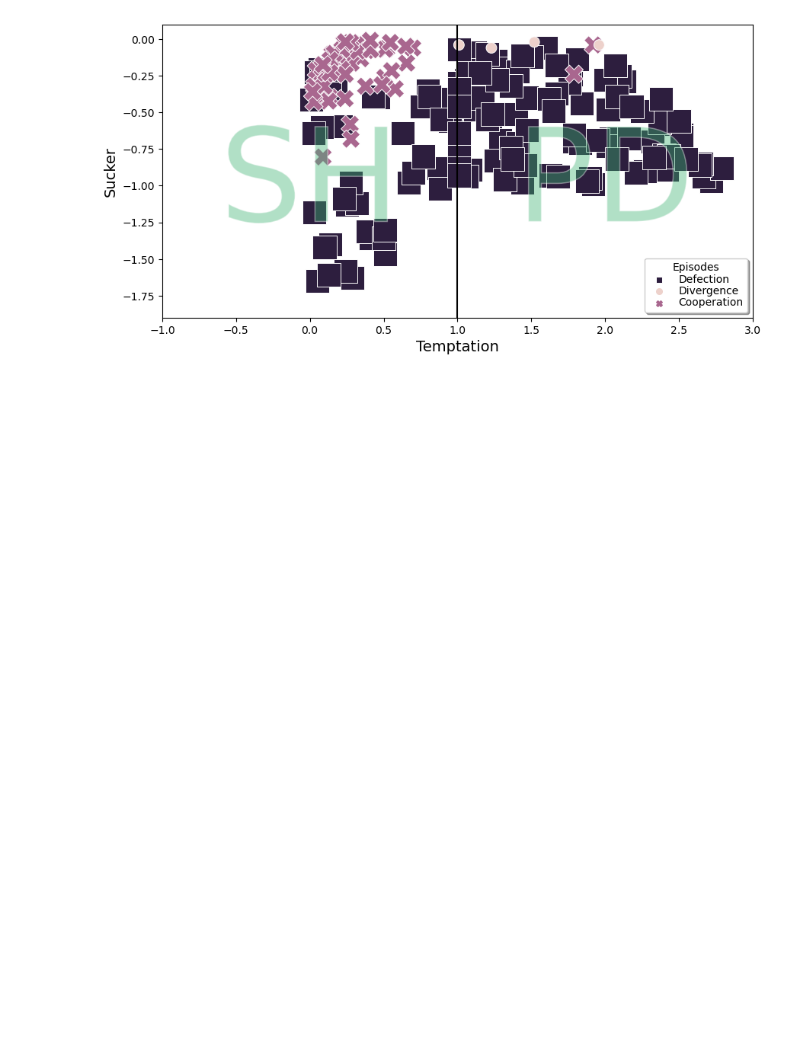
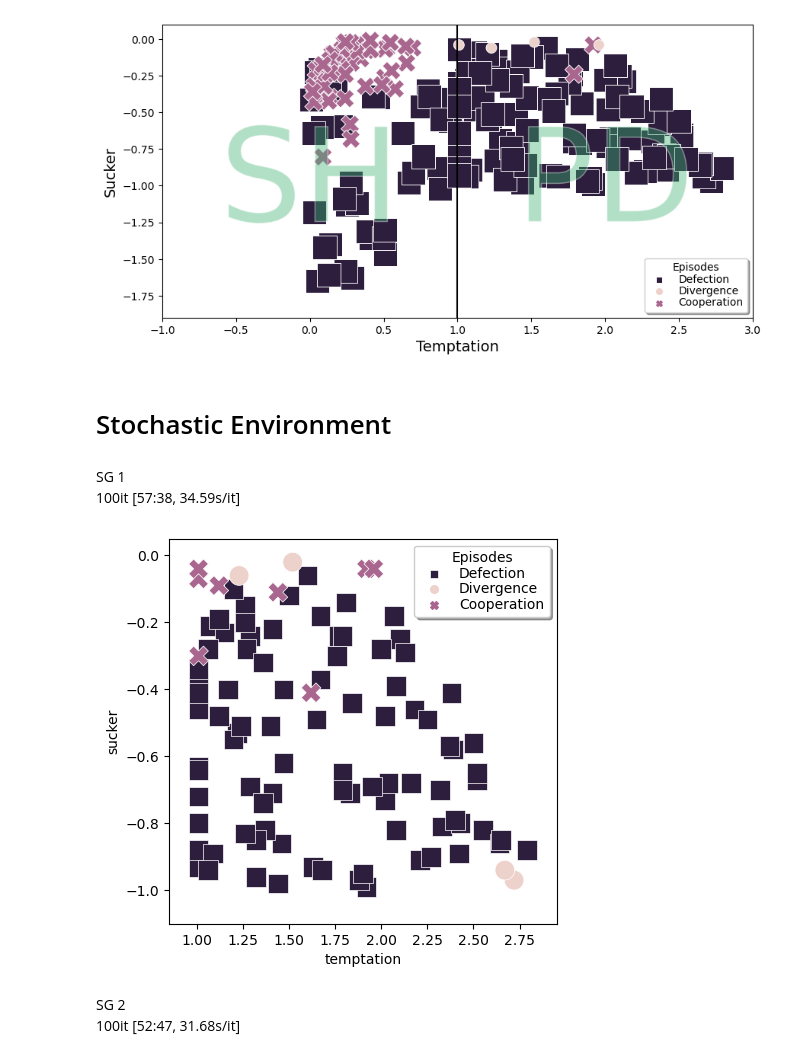
Before and after one commit to HarryZhangHH/EpisodicDRQN, a Jupyter notebook: two_agents_experiment.ipynb, the cells around one changed output. Cells and saved outputs as stored; diff of their text form; code cells hidden in the pictures; blank space fills up the shorter version.

```diff
--- a/two_agents_experiment.ipynb
+++ b/two_agents_experiment.ipynb
@@ -763,3 +763,8 @@ for i in lgnd.legendHandles:
     i._sizes = [30]
 # %% [output]
 [figure]
+# %% [markdown]
+# Stochastic Environment
+# %% [markdown]
+SG 1 \
+100it [57:38, 34.59s/it]
@@ -765,0 +836,26 @@ for i in lgnd.legendHandles:
+# %%
+df_episodic_SG_1.loc[df_episodic_SG_1.isna().any(axis=1), 'agent1_final_strategy'] = -1
+df_episodic_SG_1.loc[df_episodic_SG_1.isna().any(axis=1), 'agent2_final_strategy'] = -1
+plt.figure(figsize=(5, 5))
+ax = sns.scatterplot(data=df_episodic_SG_1.sort_values(by=['agent1_final_strategy'],ascending=False), y='sucker', x='temptation',
+                hue="agent1_final_strategy", size="agent1_final_strategy", sizes=[200,200,200], style='agent1_final_strategy',
+                markers=['o','X','s'], linewidth=0.5, alpha=1)
+
+# markerprops = dict(markeredgewidth=1.25, markeredgecolor='black', markersize=7, markerfacecolor='none')
+# handles, labels = ax.get_legend_handles_labels()
+# for h in handles:
+#     h.set(**markerprops)
+
+lgnd = plt.legend(scatterpoints=1, frameon=True, labelspacing=.1, title='Episodes', markerscale=.4,
+           labels=['Defection','Divergence','Cooperation'], loc='upper right', shadow=True)
+plt.xlim(0.85,2.95)
+plt.ylim(-1.1,0.05)
+
+#change the marker size manually for both lines
+for i in lgnd.legendHandles:
+    i._sizes = [30]
+# %% [output]
+[figure, added]
+# %% [markdown]
+SG 2 \
+100it [52:47, 31.68s/it]
```
Also changed, not shown: parts of 5 cells of this notebook.
